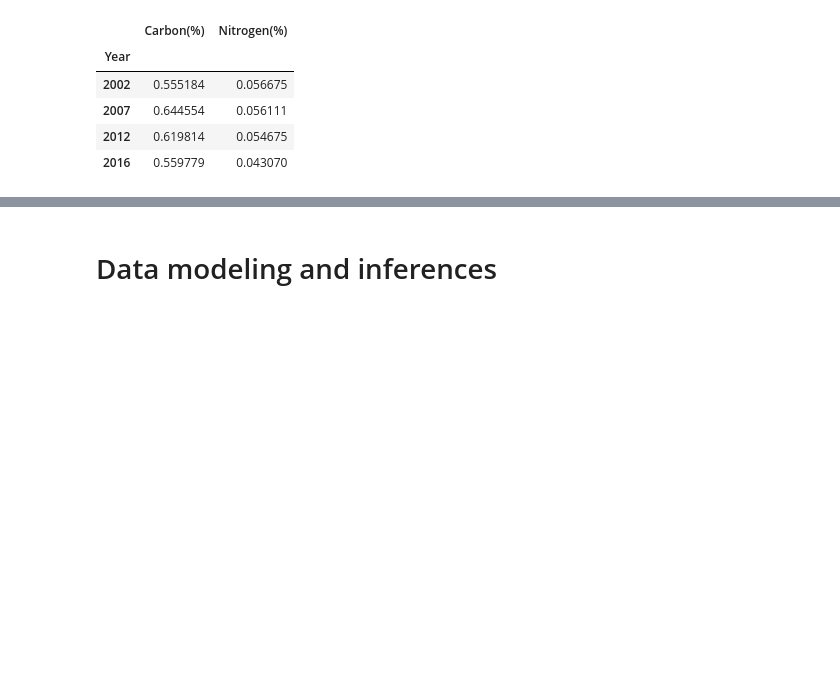
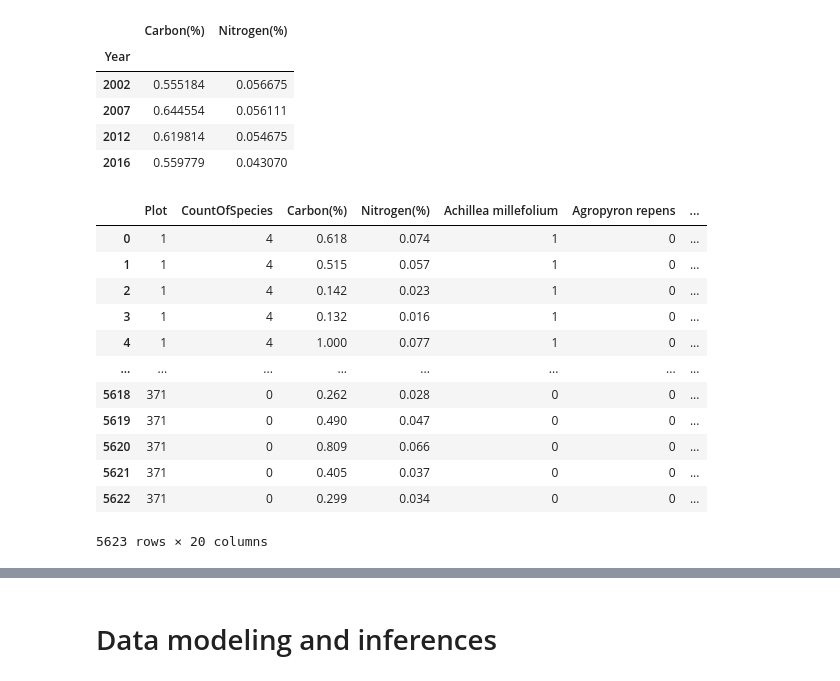
Before and after one commit to Mariuble/ucberkeley_biodiversity, a Jupyter notebook: Notebook.ipynb, the cells around one changed output, grey strips where cells are left out. Cells and saved outputs as stored; diff of their text form; code cells hidden in the pictures; blank space fills up the shorter version.

```diff
--- a/Notebook.ipynb
+++ b/Notebook.ipynb
@@ -114,3 +116,23 @@ bicon.groupby('Year')['Carbon(%)', 'Nitrogen(%)'].mean()
 | 2007 | 0.644554 | 0.056111 |
 | 2012 | 0.619814 | 0.054675 |
 | 2016 | 0.559779 | 0.043070 |
+# %%
+total = pd.merge(bicon, species, on='Plot')
+total = total.drop(columns = ['Ring_x','CO2 Treatment', 'Nitrogen Treatment', 'Experiment', 'monospecies',
+                              'Monogroup', 'Water Treatment', 'Temp Treatment', 'CountOfGroup', 'Ring_y', 'C/N Ratio', 'Year', 'Depth'])
+#total['Depth'].replace(['0-10','10-20','20-40', '40-60'], [5,15,30,50], inplace=True)
+total
+# %% [output]
+|  | Plot | CountOfSpecies | Carbon(%) | Nitrogen(%) | Achillea millefolium | Agropyron repens | ... |
+| 0 | 1 | 4 | 0.618 | 0.074 | 1 | 0 | ... |
+| 1 | 1 | 4 | 0.515 | 0.057 | 1 | 0 | ... |
+| 2 | 1 | 4 | 0.142 | 0.023 | 1 | 0 | ... |
+| 3 | 1 | 4 | 0.132 | 0.016 | 1 | 0 | ... |
+| 4 | 1 | 4 | 1.000 | 0.077 | 1 | 0 | ... |
+| ... | ... | ... | ... | ... | ... | ... | ... |
+| 5618 | 371 | 0 | 0.262 | 0.028 | 0 | 0 | ... |
+| 5619 | 371 | 0 | 0.490 | 0.047 | 0 | 0 | ... |
+| 5620 | 371 | 0 | 0.809 | 0.066 | 0 | 0 | ... |
+| 5621 | 371 | 0 | 0.405 | 0.037 | 0 | 0 | ... |
+| 5622 | 371 | 0 | 0.299 | 0.034 | 0 | 0 | ... |
+5623 rows × 20 columns
```
Also changed, not shown: parts of 9 cells of this notebook.
